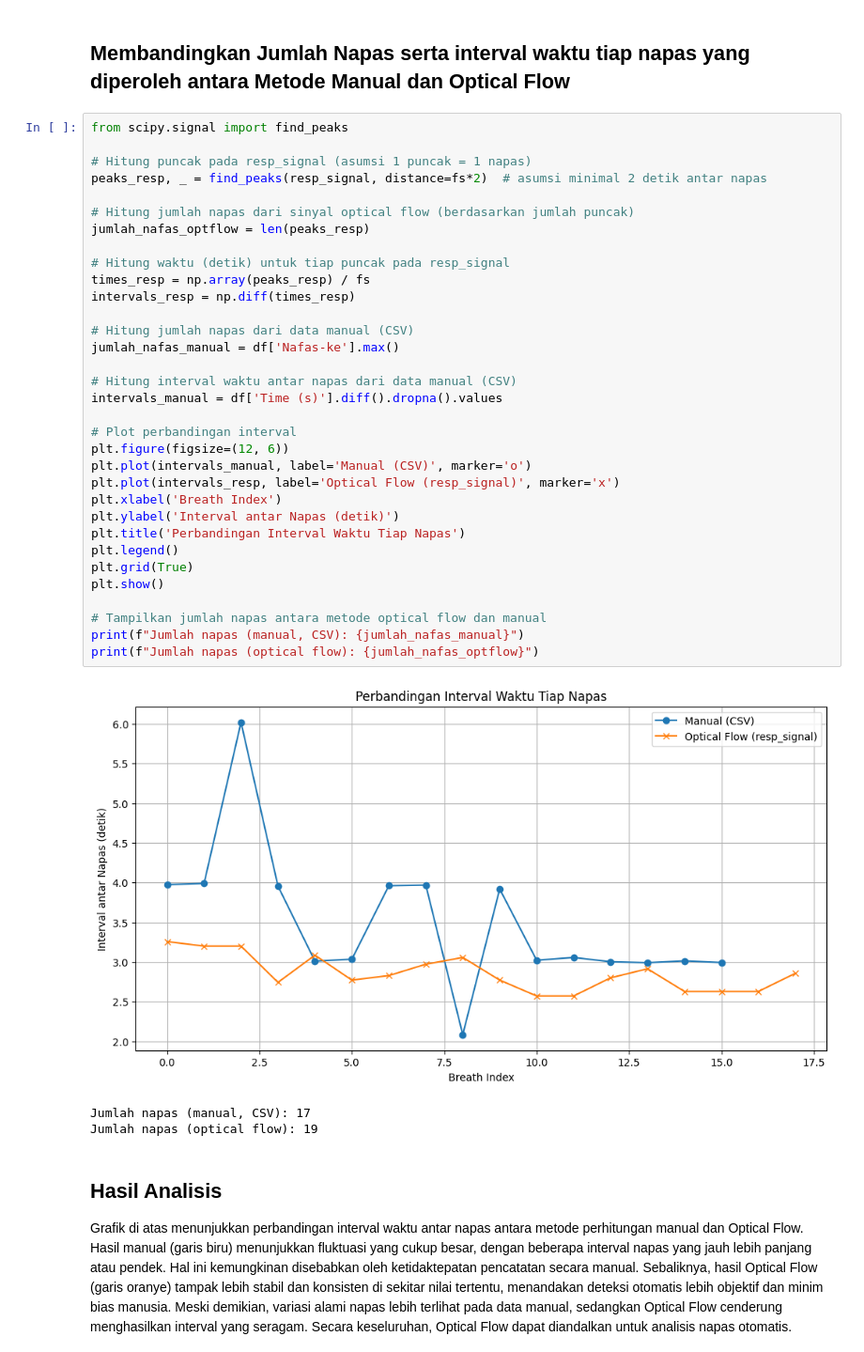
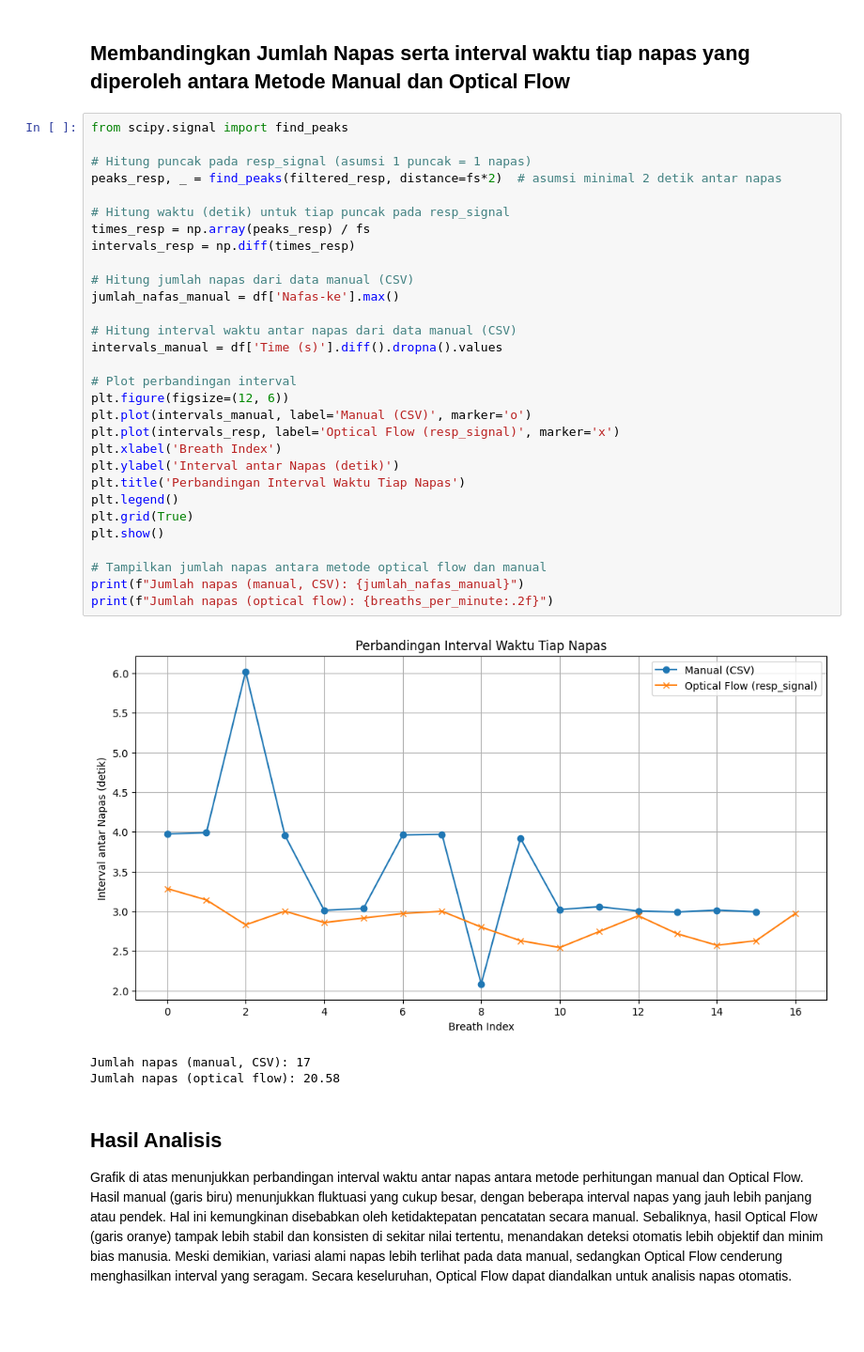
Before and after one commit to bintangfikrif/DSP, a Jupyter notebook: ho3/122140008.ipynb, the cells around one changed output. Shown at 94% size. Drawn from its saved outputs; the diff is of its cells as text; blank space fills up the shorter version.

```diff
--- a/ho3/122140008.ipynb
+++ b/ho3/122140008.ipynb
@@ -541,40 +599,37 @@ plt.show()
 # %%
 from scipy.signal import find_peaks
 
 # Hitung puncak pada resp_signal (asumsi 1 puncak = 1 napas)
-peaks_resp, _ = find_peaks(resp_signal, distance=fs*2)  # asumsi minimal 2 detik antar napas
-
-# Hitung jumlah napas dari sinyal optical flow (berdasarkan jumlah puncak)
-jumlah_nafas_optflow = len(peaks_resp)
+peaks_resp, _ = find_peaks(filtered_resp, distance=fs*2)  # asumsi minimal 2 detik antar napas
 
 # Hitung waktu (detik) untuk tiap puncak pada resp_signal
 times_resp = np.array(peaks_resp) / fs
 intervals_resp = np.diff(times_resp)
 
 # Hitung jumlah napas dari data manual (CSV)
 jumlah_nafas_manual = df['Nafas-ke'].max()
 
 # Hitung interval waktu antar napas dari data manual (CSV)
 intervals_manual = df['Time (s)'].diff().dropna().values
 
 # Plot perbandingan interval
 plt.figure(figsize=(12, 6))
 plt.plot(intervals_manual, label='Manual (CSV)', marker='o')
 plt.plot(intervals_resp, label='Optical Flow (resp_signal)', marker='x')
 plt.xlabel('Breath Index')
 plt.ylabel('Interval antar Napas (detik)')
 plt.title('Perbandingan Interval Waktu Tiap Napas')
 plt.legend()
 plt.grid(True)
 plt.show()
 
 # Tampilkan jumlah napas antara metode optical flow dan manual
 print(f"Jumlah napas (manual, CSV): {jumlah_nafas_manual}")
-print(f"Jumlah napas (optical flow): {jumlah_nafas_optflow}")
+print(f"Jumlah napas (optical flow): {breaths_per_minute:.2f}")
 # %% [output]
-[figure, old version]
+[figure, new version]
 Jumlah napas (manual, CSV): 17
-Jumlah napas (optical flow): 19
+Jumlah napas (optical flow): 20.58
 # %% [markdown]
 ## Hasil Analisis
 <p>Grafik di atas menunjukkan perbandingan interval waktu antar napas antara metode perhitungan manual dan Optical Flow. Hasil manual (garis biru) menunjukkan fluktuasi yang cukup besar, dengan beberapa interval napas yang jauh lebih panjang atau pendek. Hal ini kemungkinan disebabkan oleh ketidaktepatan pencatatan secara manual. Sebaliknya, hasil Optical Flow (garis oranye) tampak lebih stabil dan konsisten di sekitar nilai tertentu, menandakan deteksi otomatis lebih objektif dan minim bias manusia. Meski demikian, variasi alami napas lebih terlihat pada data manual, sedangkan Optical Flow cenderung menghasilkan interval yang seragam. Secara keseluruhan, Optical Flow dapat diandalkan untuk analisis napas otomatis. Jumlah napas yang didapatkan pada perhitungan manual dan perhitungan menggunakan optical flow hanya tidak jauh berbeda, menandakan metode Lucas-Kanade Optical Flow cukup efektif dalam mendeteksi sinyal respirasi.</p>
```
Also changed, not shown: parts of 7 cells of this notebook.
